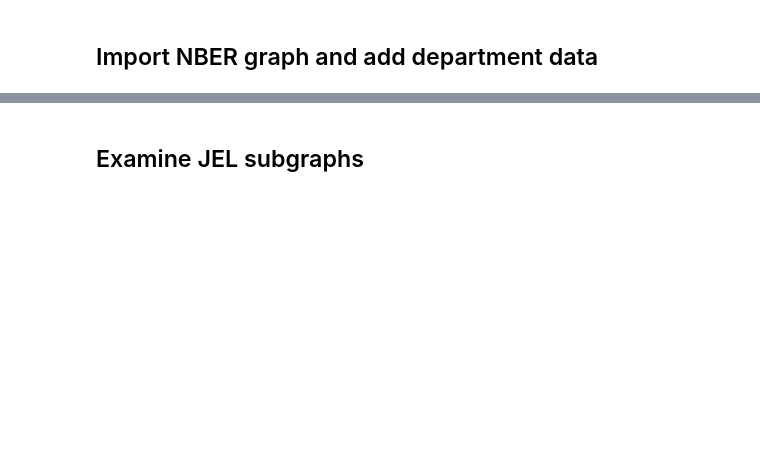
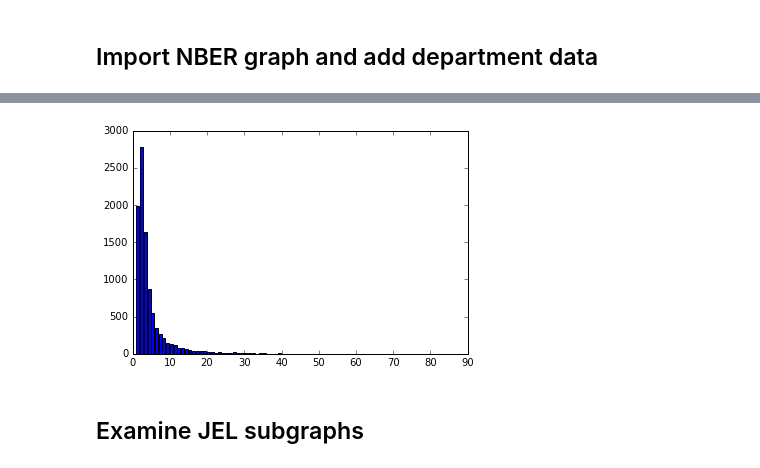
Before and after one commit to emoszkowski/EconIdeaNetwork, a Jupyter notebook: src/NBER_graph_analysis.ipynb, the cells around one changed output, grey strips where cells are left out. Saved outputs shown, nothing was run; the diff lists cells and outputs as text; code cells hidden in the pictures; blank space fills up the shorter version.

```diff
--- a/src/NBER_graph_analysis.ipynb
+++ b/src/NBER_graph_analysis.ipynb
@@ -95,3 +191,12 @@ degree_dist = nx.degree_histogram(G)
+# %%
+dd = nx.degree_histogram(G)
+
+import matplotlib.pyplot as plt
+fig, ax = plt.subplots()
+ax.bar(np.arange(len(dd)),dd)
+plt.show()
+# %% [output]
+[figure, added]
 # %% [markdown]
 ## Examine JEL subgraphs
 # %%
```
Also changed, not shown: parts of 15 cells of this notebook.
